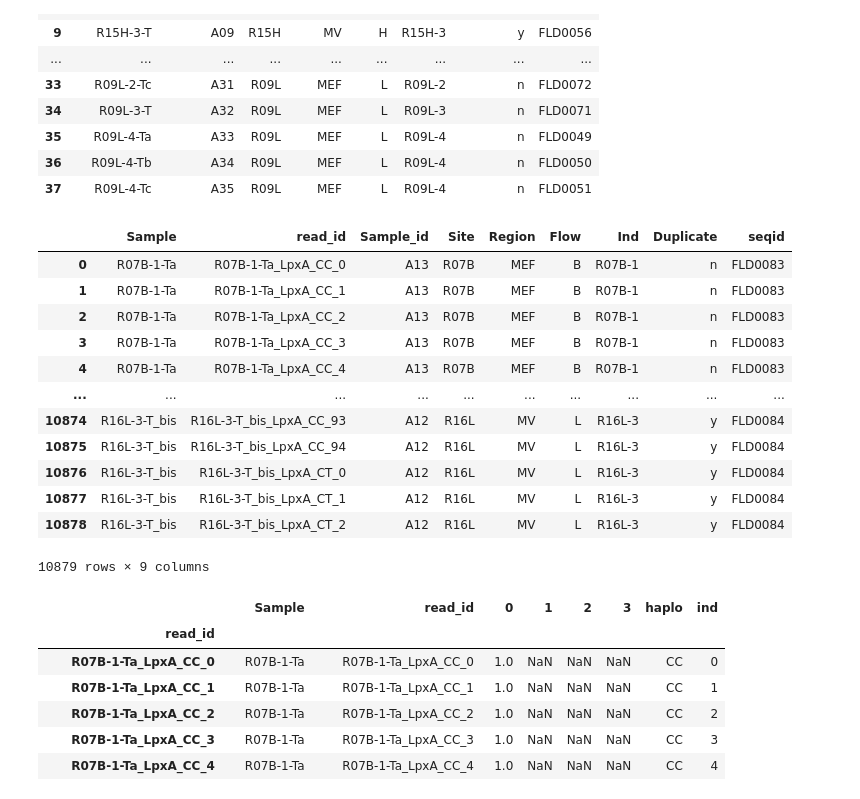
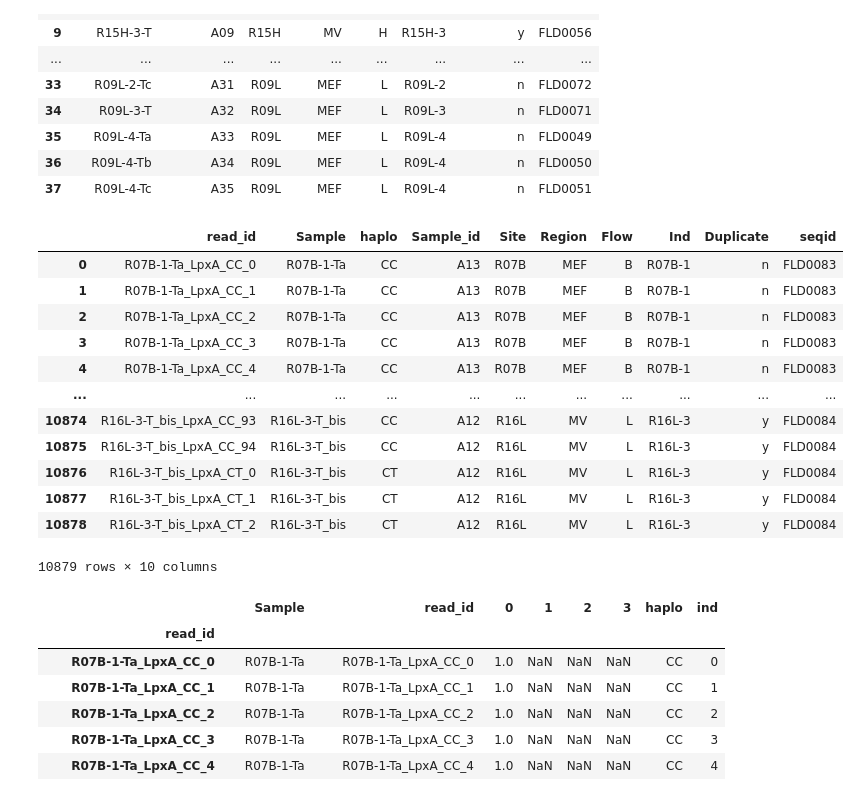
Before and after one commit to maepz/CRISPR_distance, a Jupyter notebook: Mydata/Per_read/Generate_SSR_env_files_for_AMOVA_pegas_amplicons.ipynb, the cells around one changed output. Cells and saved outputs as stored; diff of their text form; code cells hidden in the pictures.

Commit message:
Added Amplicons files for pegas

```diff
--- a/Mydata/Per_read/Generate_SSR_env_files_for_AMOVA_pegas_amplicons.ipynb
+++ b/Mydata/Per_read/Generate_SSR_env_files_for_AMOVA_pegas_amplicons.ipynb
@@ -219,23 +234,23 @@ meta
 | 36 | R09L-4-Tb | A34 | R09L | MEF | L | R09L-4 | n | FLD0050 |
 | 37 | R09L-4-Tc | A35 | R09L | MEF | L | R09L-4 | n | FLD0051 |
 # %%
-rmeta=pd.merge(df2.iloc[:,:2],meta,on='Sample')
-rmeta.to_csv(locus+'_per_read_AMOVA_pegas.csv',sep='\t',header=True)
+rmeta=pd.merge(df2.loc[:,['read_id','Sample','haplo']],meta,on='Sample')
+rmeta.to_csv(locus+'_per_read_AMOVA_poppr.csv',sep='\t',header=True,index=False)
 rmeta
 # %% [output]
-|  | Sample | read_id | Sample_id | Site | Region | Flow | Ind | Duplicate | seqid |
-| 0 | R07B-1-Ta | R07B-1-Ta_LpxA_CC_0 | A13 | R07B | MEF | B | R07B-1 | n | FLD0083 |
-| 1 | R07B-1-Ta | R07B-1-Ta_LpxA_CC_1 | A13 | R07B | MEF | B | R07B-1 | n | FLD0083 |
-| 2 | R07B-1-Ta | R07B-1-Ta_LpxA_CC_2 | A13 | R07B | MEF | B | R07B-1 | n | FLD0083 |
-| 3 | R07B-1-Ta | R07B-1-Ta_LpxA_CC_3 | A13 | R07B | MEF | B | R07B-1 | n | FLD0083 |
-| 4 | R07B-1-Ta | R07B-1-Ta_LpxA_CC_4 | A13 | R07B | MEF | B | R07B-1 | n | FLD0083 |
-| ... | ... | ... | ... | ... | ... | ... | ... | ... | ... |
-| 10874 | R16L-3-T_bis | R16L-3-T_bis_LpxA_CC_93 | A12 | R16L | MV | L | R16L-3 | y | FLD0084 |
-| 10875 | R16L-3-T_bis | R16L-3-T_bis_LpxA_CC_94 | A12 | R16L | MV | L | R16L-3 | y | FLD0084 |
-| 10876 | R16L-3-T_bis | R16L-3-T_bis_LpxA_CT_0 | A12 | R16L | MV | L | R16L-3 | y | FLD0084 |
-| 10877 | R16L-3-T_bis | R16L-3-T_bis_LpxA_CT_1 | A12 | R16L | MV | L | R16L-3 | y | FLD0084 |
-| 10878 | R16L-3-T_bis | R16L-3-T_bis_LpxA_CT_2 | A12 | R16L | MV | L | R16L-3 | y | FLD0084 |
+|  | read_id | Sample | haplo | Sample_id | Site | Region | Flow | Ind | Duplicate | seqid |
+| 0 | R07B-1-Ta_LpxA_CC_0 | R07B-1-Ta | CC | A13 | R07B | MEF | B | R07B-1 | n | FLD0083 |
+| 1 | R07B-1-Ta_LpxA_CC_1 | R07B-1-Ta | CC | A13 | R07B | MEF | B | R07B-1 | n | FLD0083 |
+| 2 | R07B-1-Ta_LpxA_CC_2 | R07B-1-Ta | CC | A13 | R07B | MEF | B | R07B-1 | n | FLD0083 |
+| 3 | R07B-1-Ta_LpxA_CC_3 | R07B-1-Ta | CC | A13 | R07B | MEF | B | R07B-1 | n | FLD0083 |
+| 4 | R07B-1-Ta_LpxA_CC_4 | R07B-1-Ta | CC | A13 | R07B | MEF | B | R07B-1 | n | FLD0083 |
+| ... | ... | ... | ... | ... | ... | ... | ... | ... | ... | ... |
+| 10874 | R16L-3-T_bis_LpxA_CC_93 | R16L-3-T_bis | CC | A12 | R16L | MV | L | R16L-3 | y | FLD0084 |
+| 10875 | R16L-3-T_bis_LpxA_CC_94 | R16L-3-T_bis | CC | A12 | R16L | MV | L | R16L-3 | y | FLD0084 |
+| 10876 | R16L-3-T_bis_LpxA_CT_0 | R16L-3-T_bis | CT | A12 | R16L | MV | L | R16L-3 | y | FLD0084 |
+| 10877 | R16L-3-T_bis_LpxA_CT_1 | R16L-3-T_bis | CT | A12 | R16L | MV | L | R16L-3 | y | FLD0084 |
+| 10878 | R16L-3-T_bis_LpxA_CT_2 | R16L-3-T_bis | CT | A12 | R16L | MV | L | R16L-3 | y | FLD0084 |
-10879 rows × 9 columns
+10879 rows × 10 columns
 # %%
 df2
 # %% [output]
```
Also changed, not shown: parts of 3 cells of this notebook, 1 other file.
